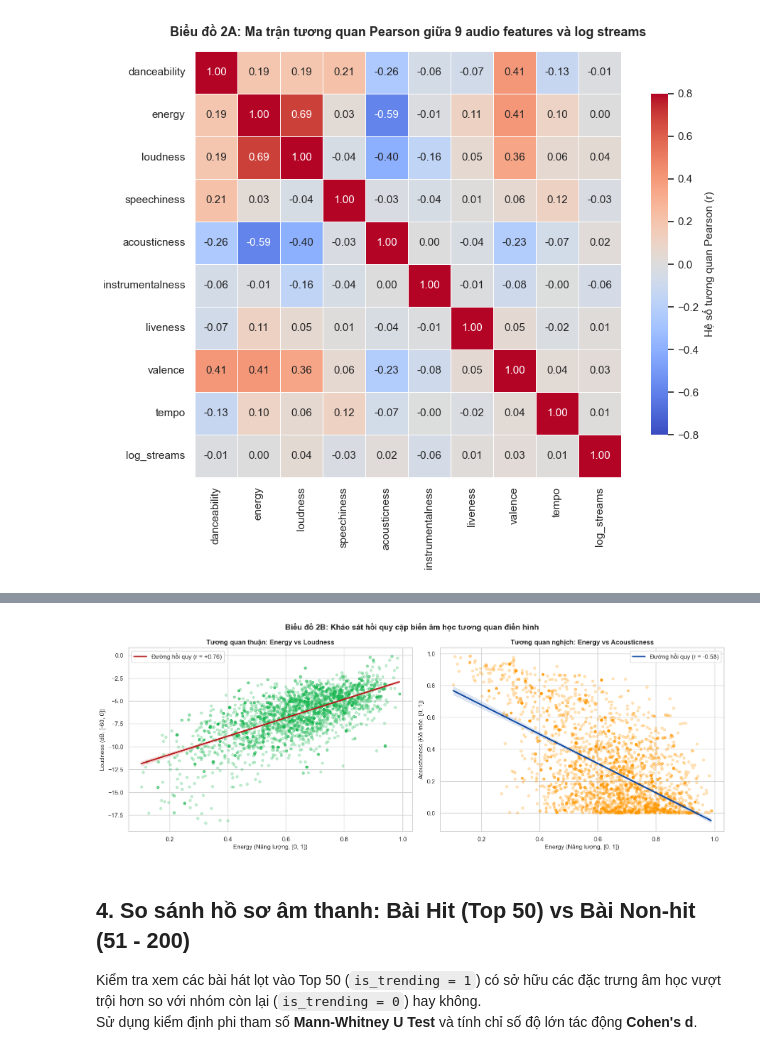
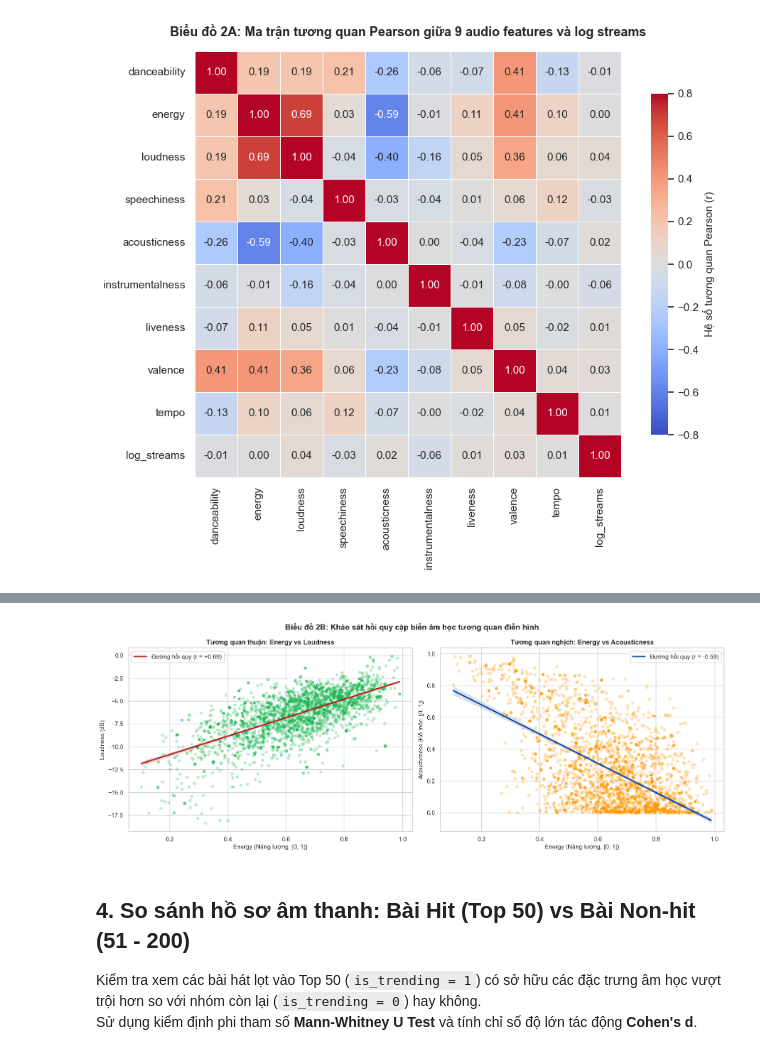
Before and after one commit to lyhiahan/Spotify_Audio_Trends_Analytics, a Jupyter notebook: notebooks/02_eda.ipynb, the cells around one changed output, grey strips where cells are left out. Saved outputs shown, nothing was run; the diff lists cells and outputs as text; code cells hidden in the pictures.

```diff
--- a/notebooks/02_eda.ipynb
+++ b/notebooks/02_eda.ipynb
@@ -153,30 +167,33 @@ Trực quan hóa 2 cặp đặc trưng có tương quan mạnh nhất:
 # %%
 fig, axes = plt.subplots(1, 2, figsize=(16, 6))
 sample_subset = df.sample(min(3000, len(df)), random_state=42)
 
+r_el = df['energy'].corr(df['loudness'])
+r_ea = df['energy'].corr(df['acousticness'])
+
 # Subplot 1: Energy vs Loudness
 sns.regplot(data=sample_subset, x="energy", y="loudness", ax=axes[0],
             scatter_kws={"alpha": 0.25, "color": "#1DB954", "s": 20},
-            line_kws={"color": "#B71C1C", "linewidth": 2.5, "label": "Đường hồi quy (r = +0.76)"})
+            line_kws={"color": "#B71C1C", "linewidth": 2.5, "label": f"Đường hồi quy (r = {r_el:+.2f})"})
 axes[0].set_title("Tương quan thuận: Energy vs Loudness", fontweight="bold")
 axes[0].set_xlabel("Energy (Năng lượng, [0, 1])")
-axes[0].set_ylabel("Loudness (dB, [-60, 0])")
+axes[0].set_ylabel("Loudness (dB)")
 axes[0].legend(loc="upper left")
 
 # Subplot 2: Energy vs Acousticness
 sns.regplot(data=sample_subset, x="energy", y="acousticness", ax=axes[1],
             scatter_kws={"alpha": 0.25, "color": "#FF9800", "s": 20},
-            line_kws={"color": "#0D47A1", "linewidth": 2.5, "label": "Đường hồi quy (r = -0.58)"})
+            line_kws={"color": "#0D47A1", "linewidth": 2.5, "label": f"Đường hồi quy (r = {r_ea:+.2f})"})
 axes[1].set_title("Tương quan nghịch: Energy vs Acousticness", fontweight="bold")
 axes[1].set_xlabel("Energy (Năng lượng, [0, 1])")
 axes[1].set_ylabel("Acousticness (Độ mộc, [0, 1])")
 axes[1].legend(loc="upper right")
 
 plt.suptitle("Biểu đồ 2B: Khảo sát hồi quy cặp biến âm học tương quan điển hình", fontsize=14, fontweight="bold")
 plt.tight_layout()
 plt.show()
 # %% [output]
-[figure, old version]
+[figure, new version]
 # %% [markdown]
 ## 4. So sánh hồ sơ âm thanh: Bài Hit (Top 50) vs Bài Non-hit (51 - 200)
 
```
Also changed, not shown: parts of 13 cells of this notebook.
